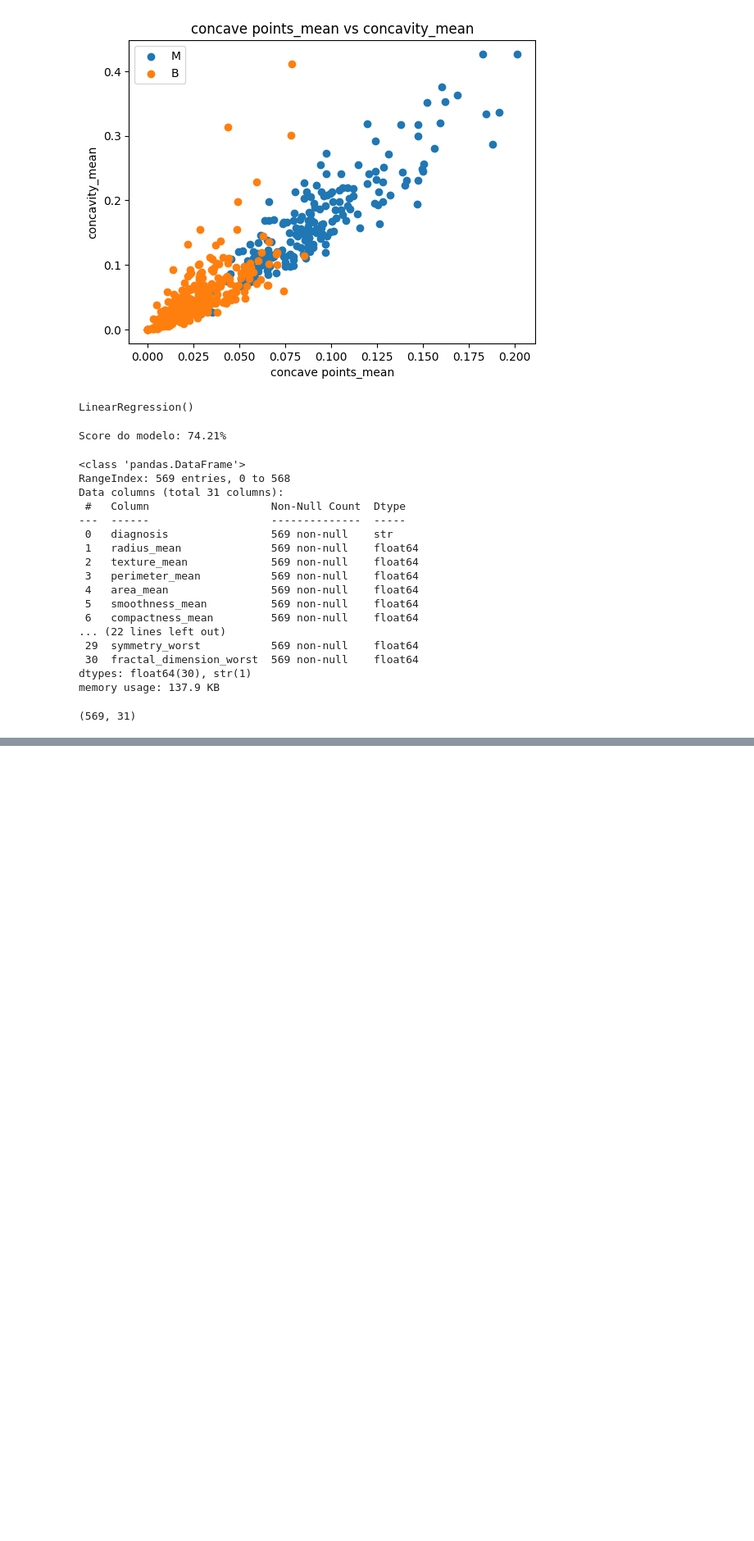
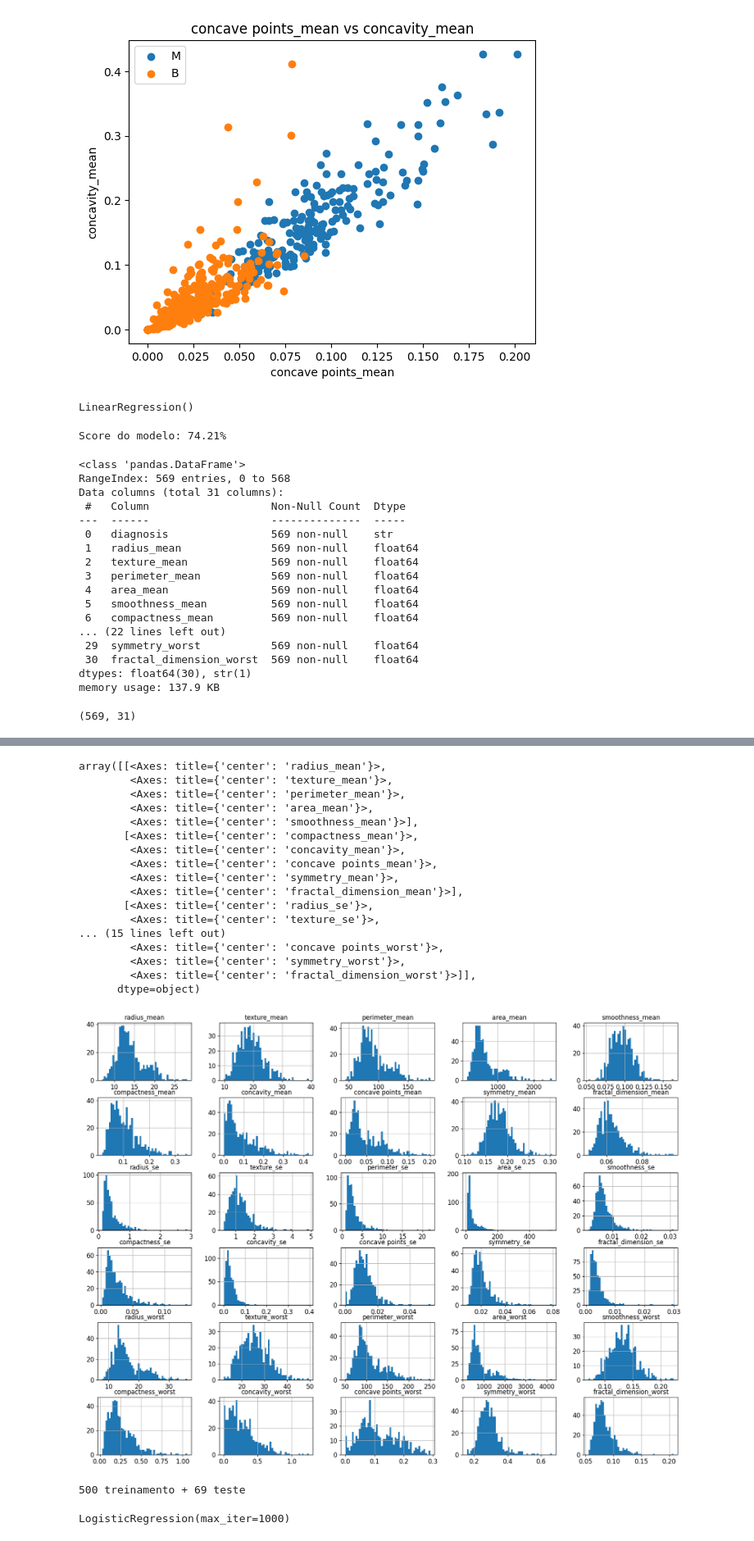
Before and after one commit to gabrielcannes/desafio-tecnico-fase1, a Jupyter notebook: main.ipynb, the cells around one changed output, grey strips where cells are left out. Shown at 82% size. Saved outputs shown, nothing was run; the diff lists cells and outputs as text; code cells hidden in the pictures; blank space fills up the shorter version.

Commit message:
Random Forest e Logistic Regression + dev notes

```diff
--- a/main.ipynb
+++ b/main.ipynb
@@ -248,0 +262,38 @@ df.shape
+# %%
+%matplotlib inline
+import matplotlib.pyplot as plt
+
+df.hist(bins=50, figsize=(20, 15))
+# %% [output]
+array([[<Axes: title={'center': 'radius_mean'}>,
+        <Axes: title={'center': 'texture_mean'}>,
+        <Axes: title={'center': 'perimeter_mean'}>,
+        <Axes: title={'center': 'area_mean'}>,
+        <Axes: title={'center': 'smoothness_mean'}>],
+       [<Axes: title={'center': 'compactness_mean'}>,
+        <Axes: title={'center': 'concavity_mean'}>,
+        <Axes: title={'center': 'concave points_mean'}>,
+        <Axes: title={'center': 'symmetry_mean'}>,
+        <Axes: title={'center': 'fractal_dimension_mean'}>],
+       [<Axes: title={'center': 'radius_se'}>,
+        <Axes: title={'center': 'texture_se'}>,
+... (15 lines left out)
+        <Axes: title={'center': 'concave points_worst'}>,
+        <Axes: title={'center': 'symmetry_worst'}>,
+        <Axes: title={'center': 'fractal_dimension_worst'}>]],
+      dtype=object)
+[figure, added]
+# %%
+# separando dados de treino e teste
+from sklearn.model_selection import train_test_split
+
+df_train, df_test = train_test_split(
+    df,
+    test_size=0.12,
+    random_state=6546,
+    stratify=df['diagnosis']  # ESSENCIAL
+)
+
+print(len(df_train), "treinamento +", len(df_test), "teste")
+# %% [output]
+500 treinamento + 69 teste
@@ -248,0 +322,8 @@ df.shape
+# %%
+#Modelo (regressão logística)
+from sklearn.linear_model import LogisticRegression
+
+model = LogisticRegression(max_iter=1000)
+model.fit(X_train, y_train)
+# %% [output]
+LogisticRegression(max_iter=1000)
```
Also changed, not shown: parts of 21 cells of this notebook.
